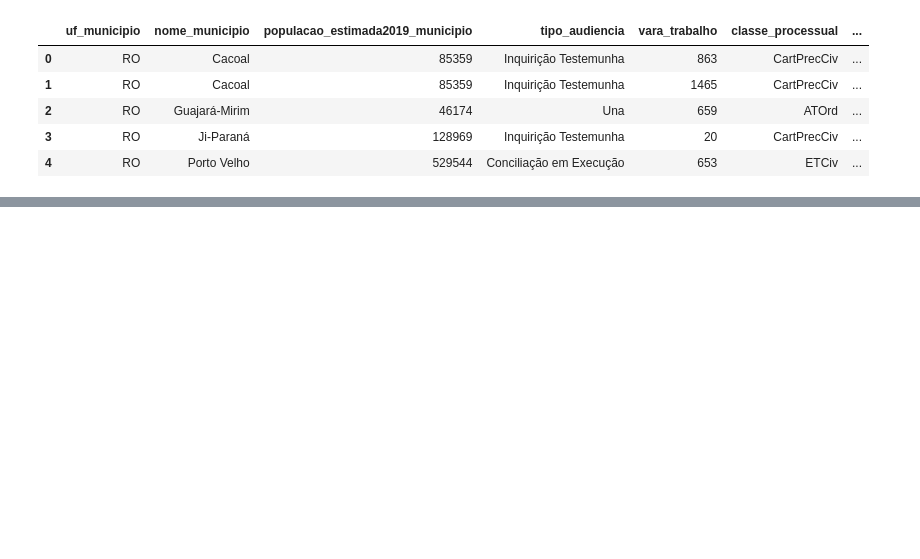
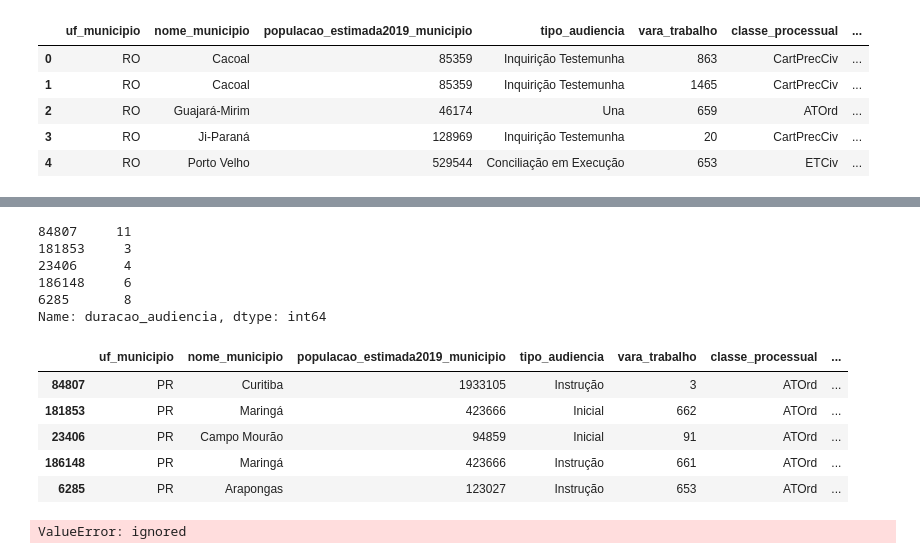
Before and after one commit to Igorgodoi/tccpucminas, a Jupyter notebook: TCCMINAS_Modelo.ipynb, the cells around one changed output, grey strips where cells are left out. Drawn from its saved outputs; the diff is of its cells as text; code cells hidden in the pictures; blank space fills up the shorter version.

```diff
--- a/TCCMINAS_Modelo.ipynb
+++ b/TCCMINAS_Modelo.ipynb
@@ -160,0 +70,5 @@ feat_importances.plot(kind='barh')
+# %%
+# Dividindo os dados em treino e teste:
+X_train, X_test, y_train, y_test = train_test_split(df_audiencia.drop('duracao_audiencia',axis=1),df_audiencia['duracao_audiencia'],test_size=0.3, random_state=0)
+df_audiencia_train=pd.concat([X_train,y_train], axis=1)
+df_audiencia_test=pd.concat([X_test,y_test], axis=1)
@@ -160,0 +88,18 @@ feat_importances.plot(kind='barh')
+# %%
+y_train.head()
+# %% [output]
+84807     11
+181853     3
+23406      4
+186148     6
+6285       8
+Name: duracao_audiencia, dtype: int64
+# %%
+df_audiencia_train.head()
+# %% [output]
+|  | uf_municipio | nome_municipio | populacao_estimada2019_municipio | tipo_audiencia | vara_trabalho | classe_processual | ... |
+| 84807 | PR | Curitiba | 1933105 | Instrução | 3 | ATOrd | ... |
+| 181853 | PR | Maringá | 423666 | Inicial | 662 | ATOrd | ... |
+| 23406 | PR | Campo Mourão | 94859 | Inicial | 91 | ATOrd | ... |
+| 186148 | PR | Maringá | 423666 | Instrução | 661 | ATOrd | ... |
+| 6285 | PR | Arapongas | 123027 | Instrução | 653 | ATOrd | ... |
@@ -160,0 +110,5 @@ feat_importances.plot(kind='barh')
+# %%
+modelo1 = RandomForestRegressor(n_jobs=6, n_estimators=100, random_state=0)
+modelo1.fit(X_train, y_train)
+# %% [output]
+ValueError: ignored
```
Also changed, not shown: parts of 69 cells of this notebook.
